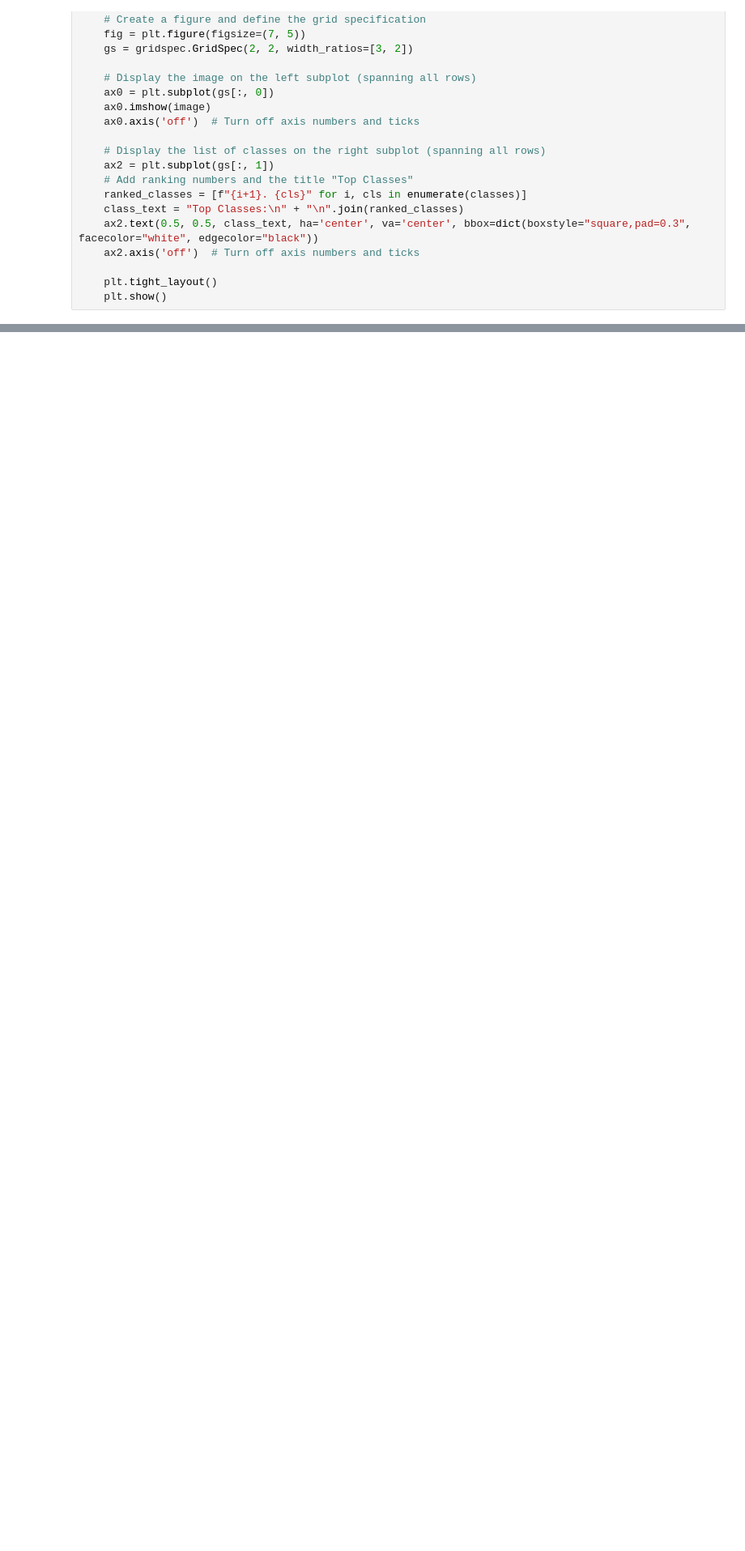
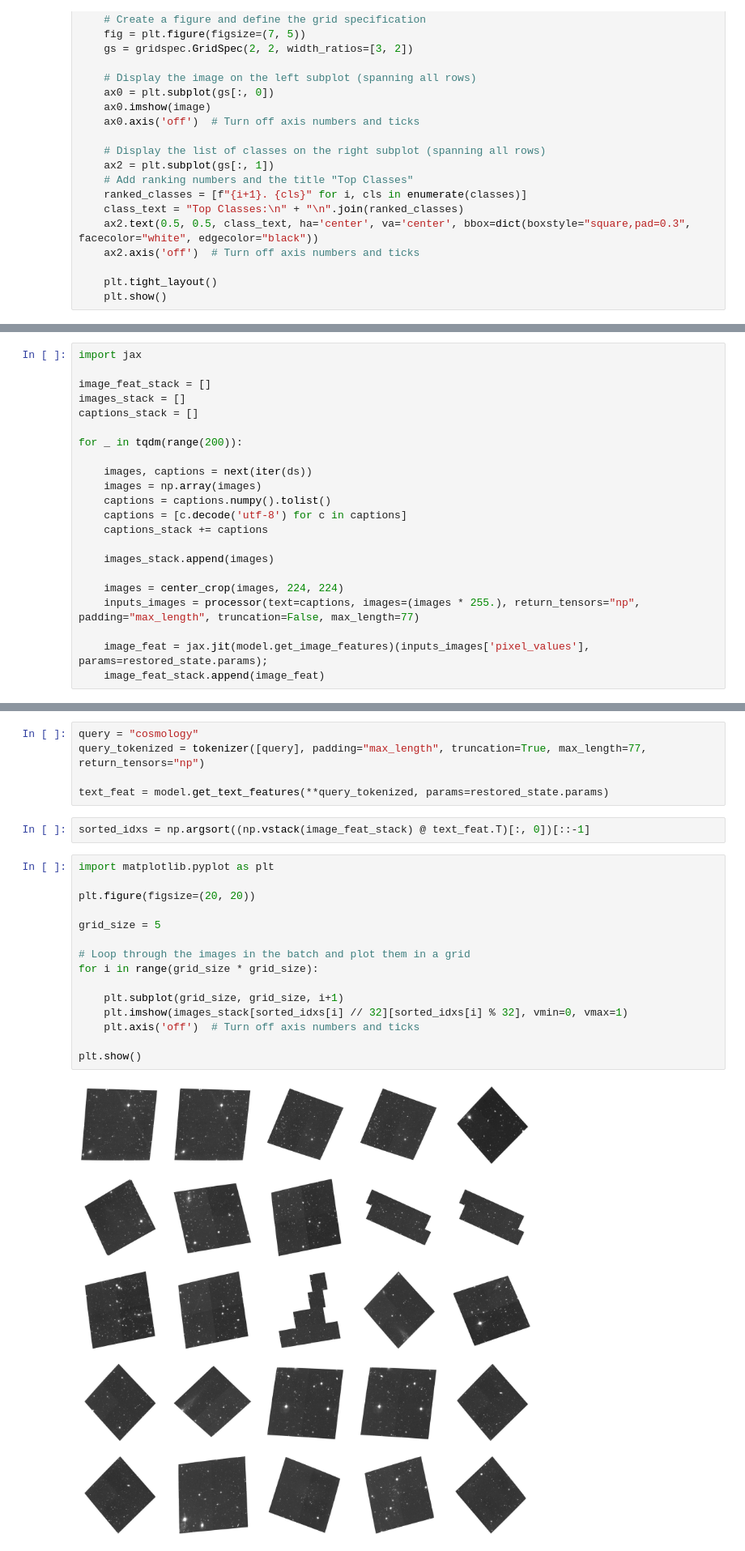
Before and after one commit to smsharma/PAPERCLIP-Hubble, a Jupyter notebook: notebooks/eval.ipynb, the cells around one changed output, grey strips where cells are left out. Shown at 81% size. Saved outputs shown, nothing was run; the diff lists cells and outputs as text; blank space fills up the shorter version.

```diff
--- a/notebooks/eval.ipynb
+++ b/notebooks/eval.ipynb
@@ -118,0 +142,22 @@ Category: Stellar Populations and the Interstellar Medium. Multiple populations
+# %%
+import jax
+
+image_feat_stack = []
+images_stack = []
+captions_stack = []
+
+for _ in tqdm(range(200)):
+
+    images, captions = next(iter(ds))
+    images = np.array(images)
+    captions = captions.numpy().tolist()
+    captions = [c.decode('utf-8') for c in captions]
+    captions_stack += captions
+
+    images_stack.append(images)
+
+    images = center_crop(images, 224, 224)
+    inputs_images = processor(text=captions, images=(images * 255.), return_tensors="np", padding="max_length", truncation=False, max_length=77)
+
+    image_feat = jax.jit(model.get_image_features)(inputs_images['pixel_values'], params=restored_state.params);
+    image_feat_stack.append(image_feat)
@@ -118,0 +166,24 @@ Category: Stellar Populations and the Interstellar Medium. Multiple populations
+# %%
+query = "cosmology"
+query_tokenized = tokenizer([query], padding="max_length", truncation=True, max_length=77, return_tensors="np")
+
+text_feat = model.get_text_features(**query_tokenized, params=restored_state.params)
+# %%
+sorted_idxs = np.argsort((np.vstack(image_feat_stack) @ text_feat.T)[:, 0])[::-1]
+# %%
+import matplotlib.pyplot as plt
+
+plt.figure(figsize=(20, 20))
+
+grid_size = 5
+
+# Loop through the images in the batch and plot them in a grid
+for i in range(grid_size * grid_size):
+
+    plt.subplot(grid_size, grid_size, i+1)
+    plt.imshow(images_stack[sorted_idxs[i] // 32][sorted_idxs[i] % 32], vmin=0, vmax=1)
+    plt.axis('off')  # Turn off axis numbers and ticks
+
+plt.show()
+# %% [output]
+[figure, added]
```
Also changed, not shown: parts of 12 cells of this notebook.
